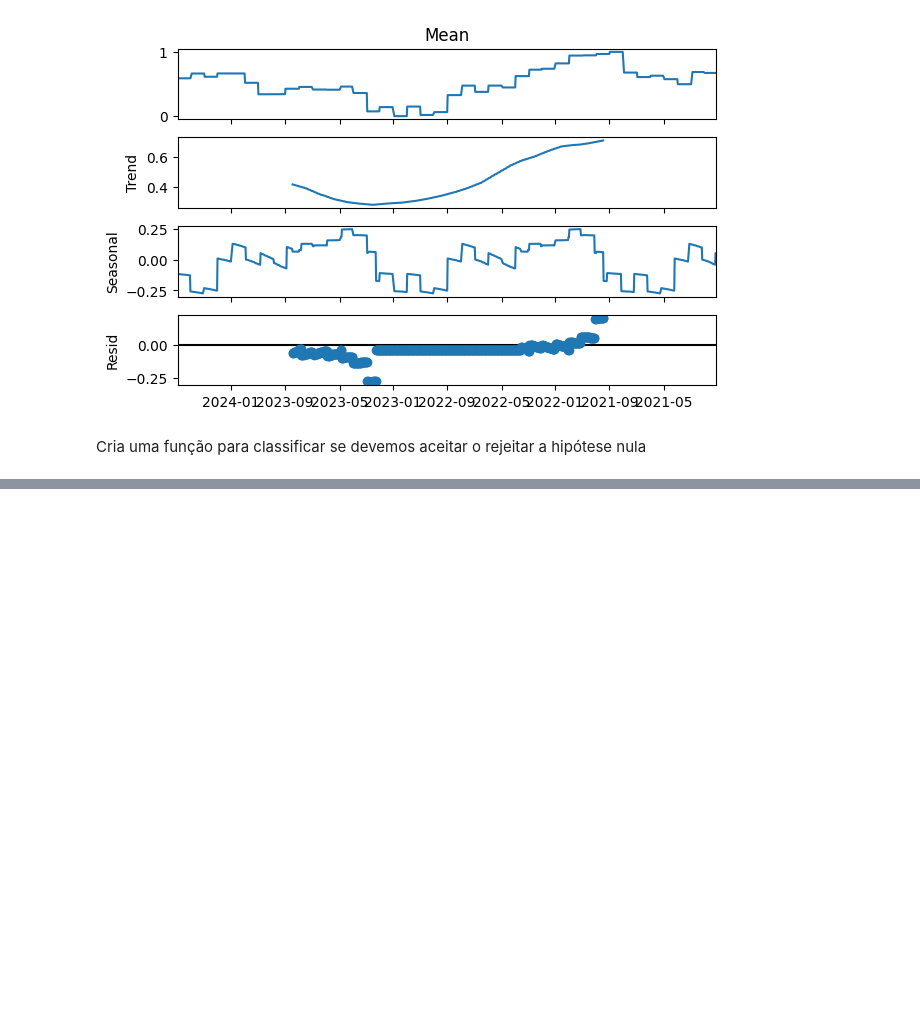
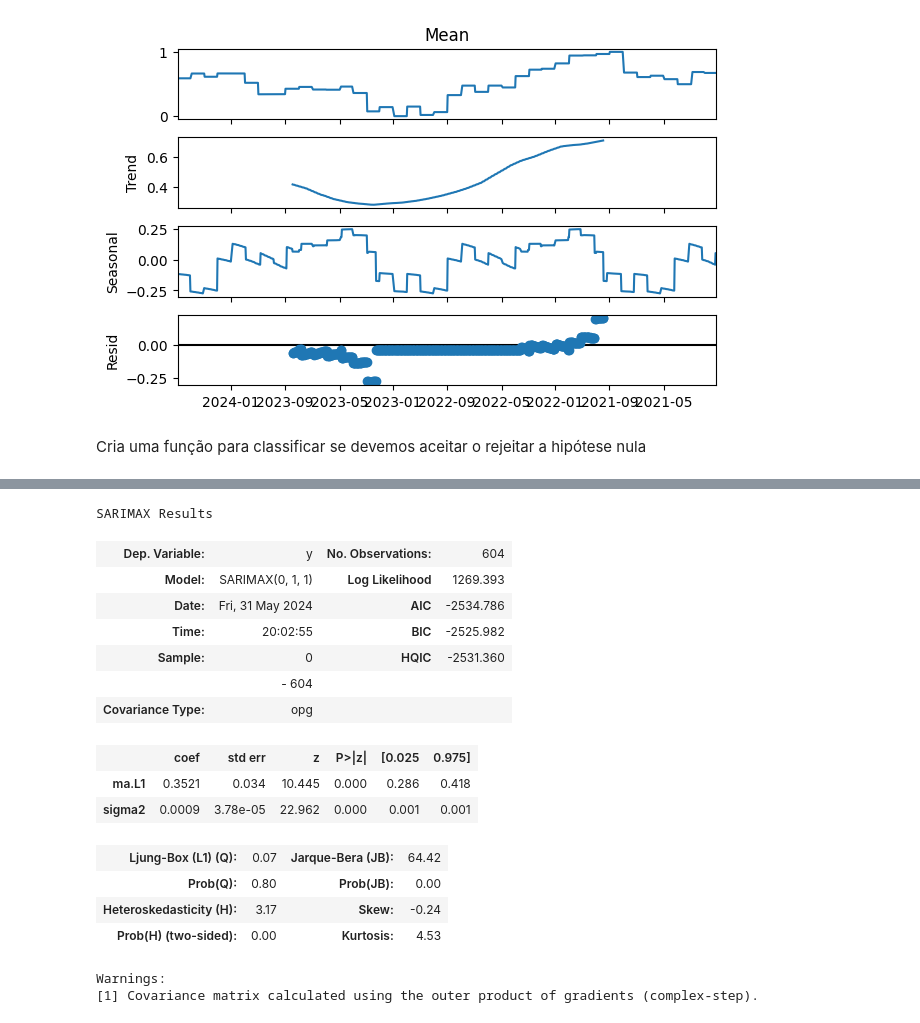
Before and after one commit to DajeanArcila/biblioteca_pandas, a Jupyter notebook: ML_prediçao_dolar.ipynb, the cells around one changed output, grey strips where cells are left out. Saved outputs shown, nothing was run; the diff lists cells and outputs as text; code cells hidden in the pictures; blank space fills up the shorter version.

```diff
--- a/ML_prediçao_dolar.ipynb
+++ b/ML_prediçao_dolar.ipynb
@@ -178,0 +231,11 @@ def test_adf(series, title=''):
+# %%
+from pmdarima.arima import auto_arima
+step_wise=auto_arima(train_y,
+ exogenous= train_X,
+ start_p=1, start_q=1,
+ max_p=7, max_q=7,
+ d=1, max_d=7,
+ trace=True,
+ error_action="ignore",
+ suppress_warnings=True,
+ stepwise=True)
@@ -178,0 +259,20 @@ def test_adf(series, title=''):
+# %%
+step_wise.summary()
+# %% [output]
+SARIMAX Results
+| Dep. Variable: | y | No. Observations: | 604 |
+| Model: | SARIMAX(0, 1, 1) | Log Likelihood | 1269.393 |
+| Date: | Fri, 31 May 2024 | AIC | -2534.786 |
+| Time: | 20:02:55 | BIC | -2525.982 |
+| Sample: | 0 | HQIC | -2531.360 |
+|  | - 604 |  |  |
+| Covariance Type: | opg |  |  |
+|  | coef | std err | z | P>|z| | [0.025 | 0.975] |
+| ma.L1 | 0.3521 | 0.034 | 10.445 | 0.000 | 0.286 | 0.418 |
+| sigma2 | 0.0009 | 3.78e-05 | 22.962 | 0.000 | 0.001 | 0.001 |
+| Ljung-Box (L1) (Q): | 0.07 | Jarque-Bera (JB): | 64.42 |
+| Prob(Q): | 0.80 | Prob(JB): | 0.00 |
+| Heteroskedasticity (H): | 3.17 | Skew: | -0.24 |
+| Prob(H) (two-sided): | 0.00 | Kurtosis: | 4.53 |
+Warnings:
+[1] Covariance matrix calculated using the outer product of gradients (complex-step).
```
Also changed, not shown: parts of 18 cells of this notebook.
